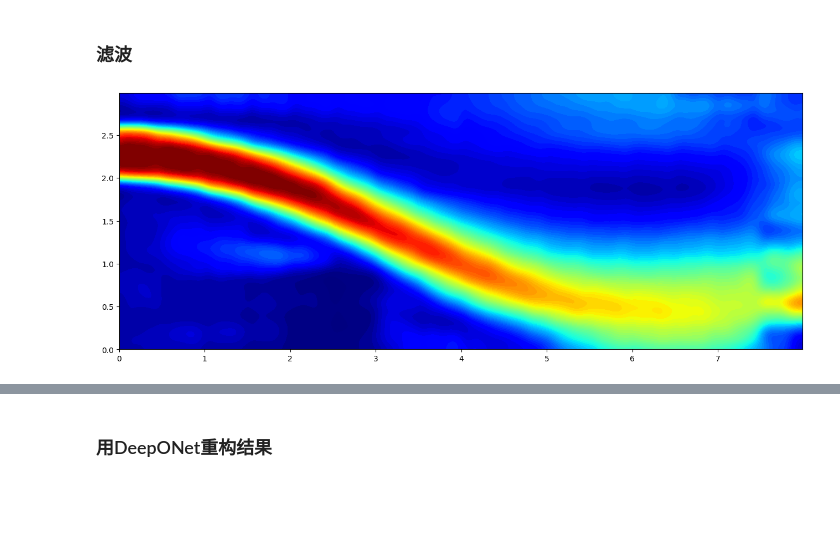
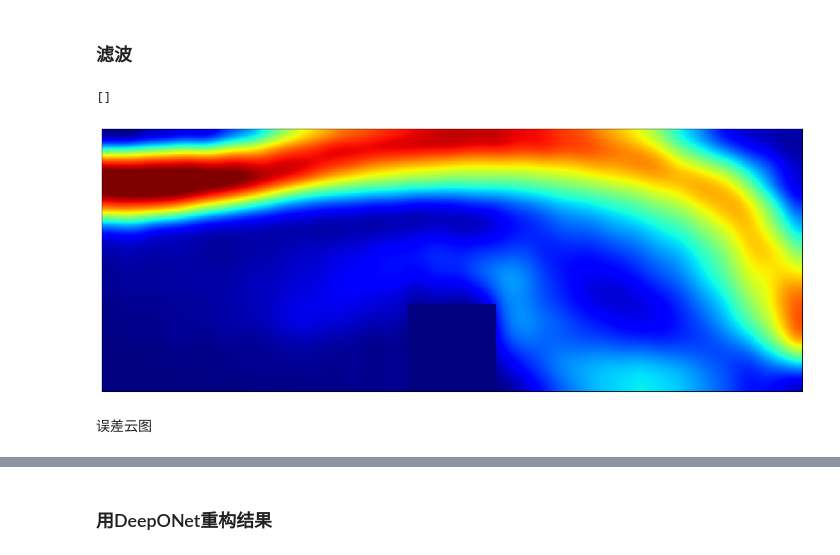
Before and after one commit to T1318/Fast-predication, a Jupyter notebook: 5训练集-0.5m窗口-split2（base）/FNO/FNO_Pred.ipynb, the cells around one changed output, grey strips where cells are left out. Cells and saved outputs as stored; diff of their text form; code cells hidden in the pictures; blank space fills up the shorter version.

```diff
--- a/5训练集-0.5m窗口-split2（base）/FNO/Pred.ipynb
+++ b/5训练集-0.5m窗口-split2（base）/FNO/FNO_Pred.ipynb
@@ -104,9 +128,9 @@ FNO2d(
 # print(data_x.shape)
 # data_x, mean_x, std_x = Normalize(data_x)
 # data_y, mean_y, std_y = Normalize(data_y)
-train_loader = DataLoader(torch.utils.data.TensorDataset(x_data, y_data), batch_size=batch_size, shuffle=False)
+test_loader = DataLoader(torch.utils.data.TensorDataset(x_data, y_data), batch_size=config.batch_size, shuffle=False)
 # test_loader = DataLoader(torch.utils.data.TensorDataset(train_data, truth_data), batch_size=batch_size, shuffle=True)
-x, y = next(iter(train_loader))
+x, y = next(iter(test_loader))
 print(torch.max(x))
 print(torch.max(y))
 # %% [output]
@@ -115,22 +141,19 @@ tensor(1.1397)
 # %%
-
-pred = torch.empty((0,96,51,51,2)).to(device)
 model.eval()
 with torch.no_grad():
-	for batch in train_loader:
 
-		loss_train = 0
-		data_x,data_y = batch
+	loss_train = 0
+	data_x,data_y = next(iter(test_loader))
 
-		x = data_x.float().to(device)			# [length,time_step,51,51,3]
-		y = data_y.float().to(device)			# [length,time_step,51,51,3]
+	x = data_x.float().to(device)			# [length,time_step,51,51,3]
+	y = data_y.float().to(device)			# [length,time_step,51,51,3]
 
-		pred = model(x)												# x:[length,51,51,3], pred:[length,51,51,3]
+	pred = model(x)												# x:[length,51,51,3], pred:[length,51,51,3]
 
-		pred = y_normalizer.decode(pred)
-		y = y_normalizer.decode(y)
+	pred = y_normalizer.decode(pred)
+	y_test = y_normalizer.decode(y)
 
-		loss_train = myloss(pred.clone(), y.clone())
+	loss_train = myloss(pred.clone(), y_test.clone())
 print(pred.shape)
 print(loss_train)
 # %% [output]
@@ -139,8 +196,14 @@ tensor(0.0028, device='cuda:0')
 # %%
 # pred = train_normalizer.decode(pred)
 test_x = pred.cpu().detach().numpy()
+test_x[42, :, :, :] = 0
+test_x[43, :, :, :] = 0
+test_x[48, :, :, :] = 0
+test_x[49, :, :, :] = 0
+# test_x[9, :, 51:, :] = 0
+# test_x[12, :, :51, :] = 0
 coordinate = np.meshgrid(np.linspace(0,dx,p_x),np.linspace(0,dx,p_y))
-fig,axs = plt.subplots(n_y,n_x,figsize=(n_x,n_y))
+fig,axs = plt.subplots(n_y,n_x,figsize=(16,6))
 print(test_x.shape)
 for i in range(n_y):
 	for j in range(n_x):
@@ -157,10 +220,10 @@ plt.show()
 # %%
 # 真实结果
-fig,axs = plt.subplots(n_y,n_x,figsize=(n_x,n_y))
+fig,axs = plt.subplots(n_y,n_x,figsize=(16,6))
 print(test_x.shape)
 for i in range(n_y):
 	for j in range(n_x):
-		axs[(n_y-1)-i,j].contourf(coordinate[0], coordinate[1], train_label[i+j*n_y,:,:,0], 100, cmap='jet', vmin=0, vmax=1)
+		axs[(n_y-1)-i,j].contourf(coordinate[0], coordinate[1], test_label[i+j*n_y,:,:,0], 100, cmap='jet', vmin=0, vmax=1)
 		axs[(n_y-1)-i,j].set_aspect('equal')
 		axs[(n_y-1)-i,j].set_xticks([])
 		axs[(n_y-1)-i,j].set_yticks([])
@@ -246,7 +359,7 @@ data = all_zone  # 二维矩阵，形状为 (300, 800)
 # smoothed_data = medfilt2d(data, kernel_size=9)
 
 # 高斯加权平均滤波
-sigma = 6  # 高斯滤波的标准差
+sigma = 12  # 高斯滤波的标准差
 smoothed_data = gaussian_filter(data, sigma=sigma)
 
 # 移动平均法滤波处理
@@ -255,33 +368,39 @@ smoothed_data = gaussian_filter(data, sigma=sigma)
 # smoothed_data = convolve2d(data, kernel, mode='same')
 
 # 加权平均法滤波处理
 # weights = np.array([[1, 2, 1],
 #                     [2, 10, 2],
 #                     [1, 2, 1]])  # 加权平均的权重矩阵
 # weights = weights / np.sum(weights)  # 归一化权重矩阵
 # smoothed_data = convolve2d(data, weights, mode='same')
 
 # Savitzky-Golay滤波处理
 # window_size = 50  # 滤波窗口的大小
 # poly_order = 2  # 多项式拟合的阶数
 # smoothed_data = savgol_filter(data, window_length=window_size, polyorder=poly_order)
 
 # 傅里叶变换
 # f_data = fft2(data)
 
 # # 频域滤波（在此示例中，假设我们想去除低频分量，保留高频分量）
 # cutoff = 1  # 截止频率
 # f_data[np.abs(f_data) < cutoff] = 0
 
 # # 逆傅里叶变换
 # smoothed_data = np.real(ifft2(f_data))
 
 # 绘制等高线图
 xnew = np.arange(0, 8, 1e-2)
 ynew = np.arange(0, 3, 1e-2)
 
-fig,axs = plt.subplots(1,figsize=(n_x,n_y))
-axs.contourf(xnew,ynew,smoothed_data,100,cmap='jet',vmin=0,vmax=1)
+smoothed_data[:100, 350:450] = 0
+fig,axs = plt.subplots(1,figsize=(16,6))
+axs.pcolor(xnew,ynew,smoothed_data,cmap='jet',vmin=0,vmax=1)
 axs.set_aspect('equal')
+axs.set_xticks([])
+axs.set_yticks([])
 # %% [output]
+[]
-[figure, old version]
+[figure, new version]
+# %% [markdown]
+误差云图
```
Also changed, not shown: parts of 30 cells of this notebook, 28 other files.
